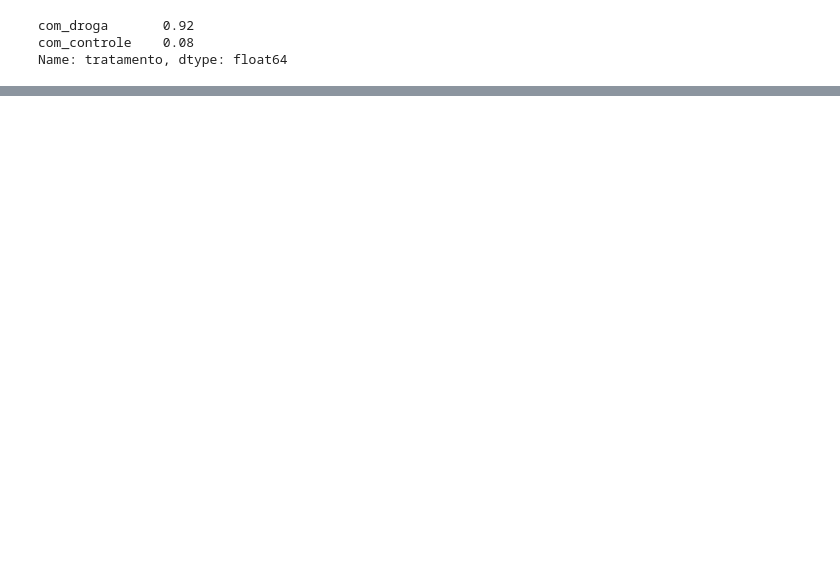
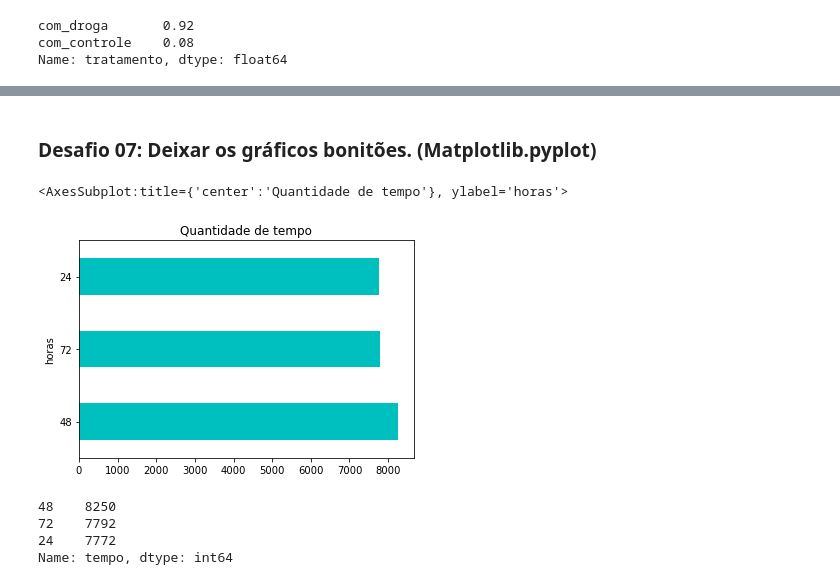
Before and after one commit to cleristonnovaes/Data-Science-Imersao-Alura, a Jupyter notebook: ANÁLISE DE DADOS, PYTHON, PANDAS E NOVOS FÁRMACOS.ipynb, the cells around one changed output, grey strips where cells are left out. Cells and saved outputs as stored; diff of their text form; code cells hidden in the pictures; blank space fills up the shorter version.

```diff
--- a/ANÁLISE DE DADOS, PYTHON, PANDAS E NOVOS FÁRMACOS.ipynb
+++ b/ANÁLISE DE DADOS, PYTHON, PANDAS E NOVOS FÁRMACOS.ipynb
@@ -144,0 +202,2 @@ Name: tratamento, dtype: float64
+# %%
+dados.columns = dados.columns.str.replace("-", "")
@@ -144,0 +220,14 @@ Name: tratamento, dtype: float64
+# %% [markdown]
+### Desafio 07: Deixar os gráficos bonitões. (Matplotlib.pyplot)
+# %%
+dados['tempo'].value_counts().plot(kind='barh', title = 'Quantidade de tempo', xlabel='horas', ylabel=' Quantidade de drogas', color='c')
+# %% [output]
+<AxesSubplot:title={'center':'Quantidade de tempo'}, ylabel='horas'>
+[figure, added]
+# %%
+dados.tempo.value_counts()
+# %% [output]
+48    8250
+72    7792
+24    7772
+Name: tempo, dtype: int64
```
Also changed, not shown: parts of 11 cells of this notebook.
